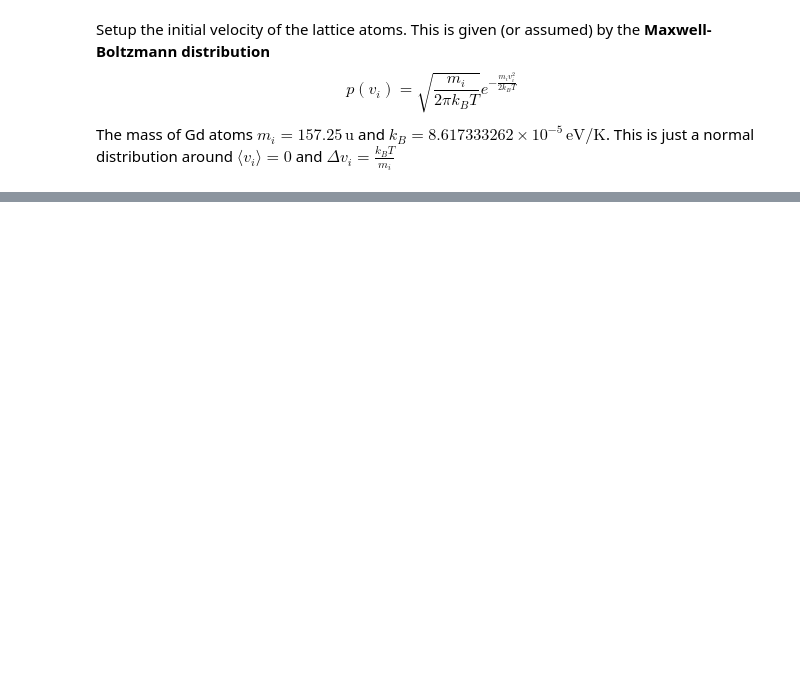
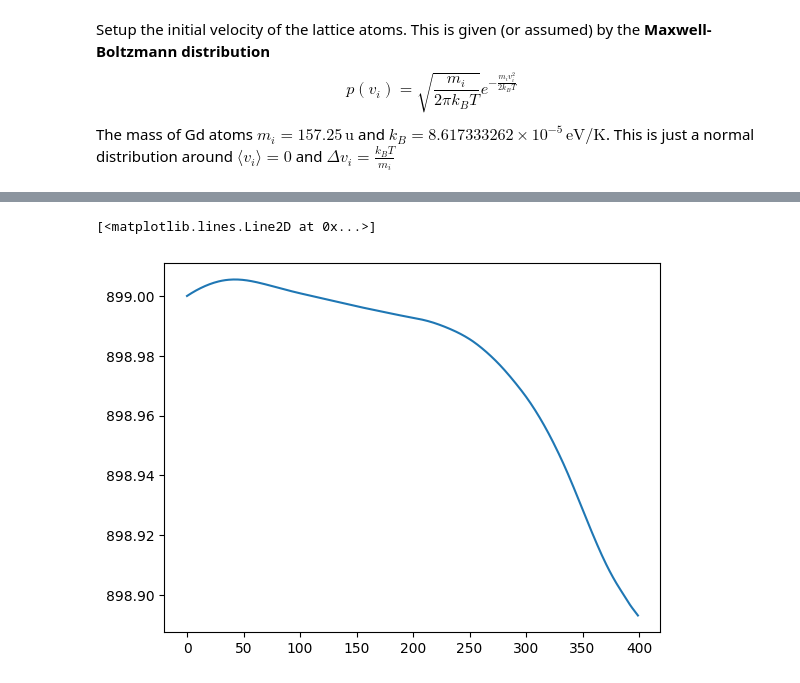
Before and after one commit to JanBulling/CompPhys-Final-Project, a Jupyter notebook: Molecular Dynamics/molecular_dynamics.ipynb, the cells around one changed output, grey strips where cells are left out. Saved outputs shown, nothing was run; the diff lists cells and outputs as text; code cells hidden in the pictures; blank space fills up the shorter version.

Commit message:
not perfectly working correlation

```diff
--- a/Molecular Dynamics/molecular_dynamics.ipynb
+++ b/Molecular Dynamics/molecular_dynamics.ipynb
@@ -515,0 +539,45 @@ plt.plot(x, np.exp(-x**2/(2*scale**2))/np.sqrt(2*np.pi*scale**2),
+# %%
+def position_autocorrelation(r):
+    """
+    Computes the normalized position-position autocorrelation function.
+
+    Parameters:
+    r : numpy.ndarray of shape (T, N, d)
+        The position vectors of N particles over T discrete time steps in d dimensions.
+
+    Returns:
+    C_norm : numpy.ndarray of shape (T,)
+        The normalized autocorrelation function C(tau) for each time lag tau, normalized so that C(0)=1.
+    """
+    T, N, d = r.shape
+    C = np.zeros(T)
+
+    # Compute the mean position for each time step (averaged over particles)
+    r_mean = np.mean(r, axis=1)  # shape: (T, d)
+
+    # Loop over time lags tau
+    for tau in range(T):
+        correlations = []
+        # For each valid starting time t_prime, compute the dot product difference.
+        for t_prime in range(T - tau):
+            # Average dot product over all particles at times t_prime and t_prime+tau.
+            dot_avg = np.einsum('nd,nd->', r[t_prime], r[t_prime + tau]) / N
+            # Dot product of the mean positions at the two times.
+            mean_dot = np.dot(r_mean[t_prime], r_mean[t_prime + tau])
+            correlations.append(dot_avg - mean_dot)
+        # Average over all starting times.
+        C[tau] = np.mean(correlations)
+
+    # Normalize so that C(0)=1 (C(0) is essentially the variance)
+    if C[0] != 0:
+        C_norm = C / C[0]
+    else:
+        C_norm = C
+    return C_norm
+# %%
+ct = position_autocorrelation(trajectories)
+# %%
+plt.plot(ct)
+# %% [output]
+[<matplotlib.lines.Line2D at 0x...>]
+[figure, added]
```
Also changed, not shown: parts of 26 cells of this notebook, 3 other files.
